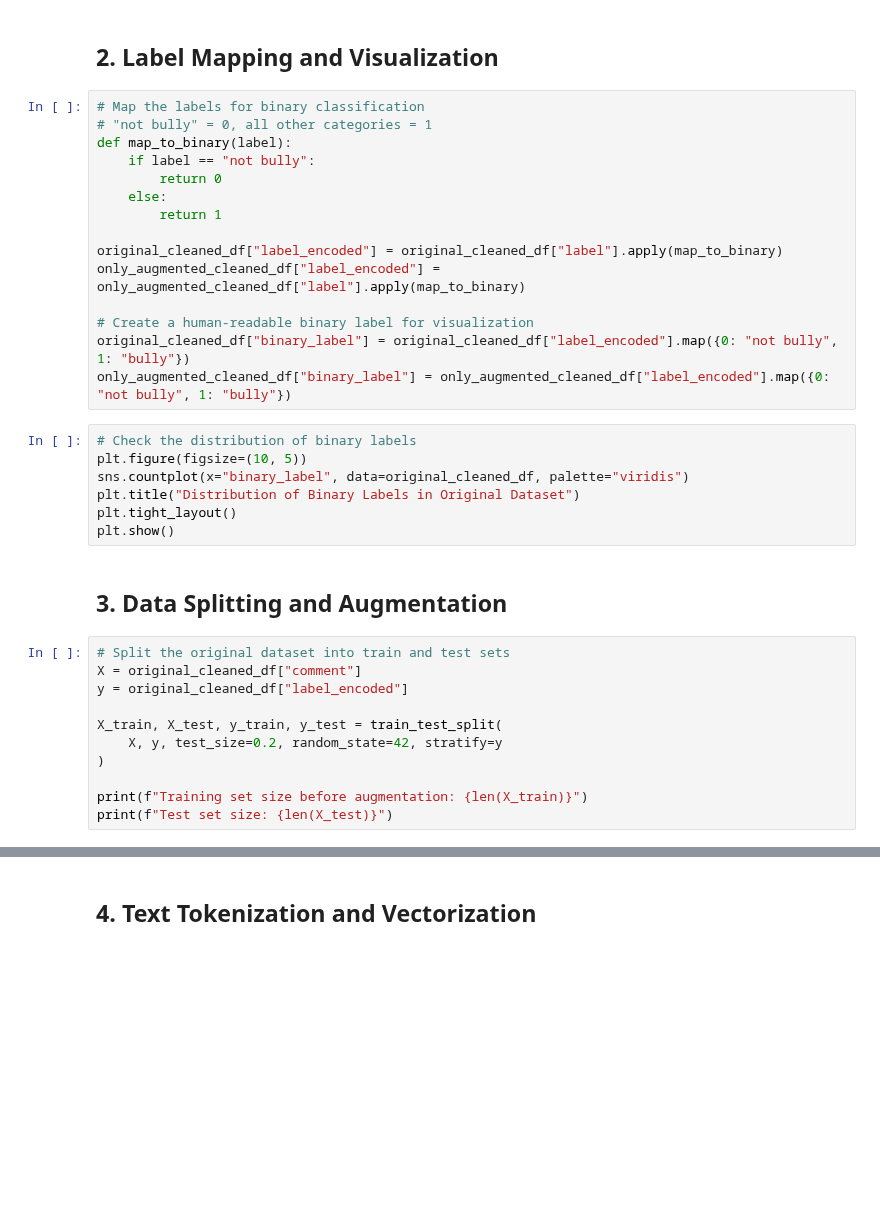
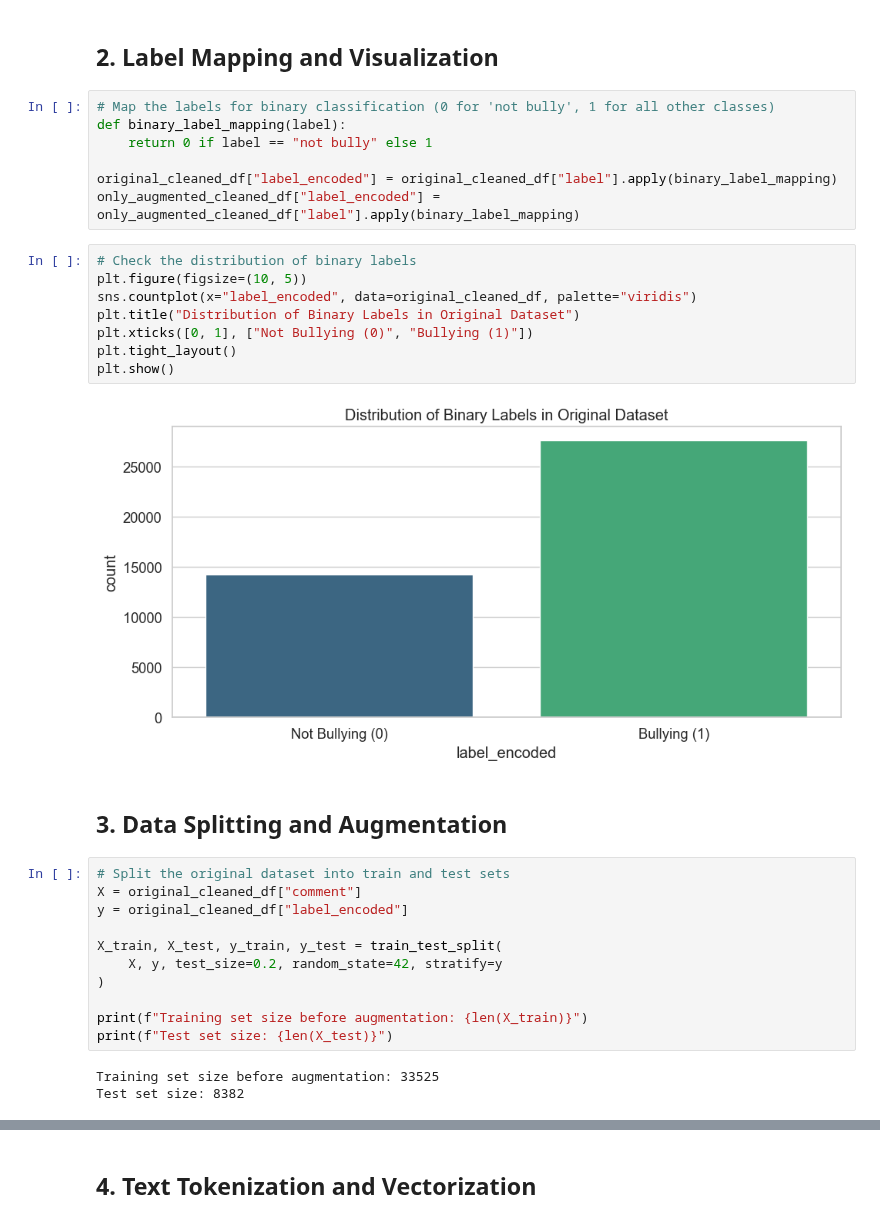
Before and after one commit to NotAlpha45/bangla-cyberbullying, a Jupyter notebook: code/random_forest_run/binary_class.ipynb, the cells around one changed output, grey strips where cells are left out. Saved outputs shown, nothing was run; the diff lists cells and outputs as text; blank space fills up the shorter version.

Commit message:
Ran the binary classification model

```diff
--- a/code/random_forest_run/binary_class.ipynb
+++ b/code/random_forest_run/binary_class.ipynb
@@ -59,27 +59,22 @@ original_cleaned_df.head()
 # %% [markdown]
 ## 2. Label Mapping and Visualization
 # %%
-# Map the labels for binary classification
-# "not bully" = 0, all other categories = 1
-def map_to_binary(label):
-    if label == "not bully":
-        return 0
-    else:
-        return 1
+# Map the labels for binary classification (0 for 'not bully', 1 for all other classes)
+def binary_label_mapping(label):
+    return 0 if label == "not bully" else 1
 
-original_cleaned_df["label_encoded"] = original_cleaned_df["label"].apply(map_to_binary)
-only_augmented_cleaned_df["label_encoded"] = only_augmented_cleaned_df["label"].apply(map_to_binary)
-
-# Create a human-readable binary label for visualization
-original_cleaned_df["binary_label"] = original_cleaned_df["label_encoded"].map({0: "not bully", 1: "bully"})
-only_augmented_cleaned_df["binary_label"] = only_augmented_cleaned_df["label_encoded"].map({0: "not bully", 1: "bully"})
+original_cleaned_df["label_encoded"] = original_cleaned_df["label"].apply(binary_label_mapping)
+only_augmented_cleaned_df["label_encoded"] = only_augmented_cleaned_df["label"].apply(binary_label_mapping)
 # %%
 # Check the distribution of binary labels
 plt.figure(figsize=(10, 5))
-sns.countplot(x="binary_label", data=original_cleaned_df, palette="viridis")
+sns.countplot(x="label_encoded", data=original_cleaned_df, palette="viridis")
 plt.title("Distribution of Binary Labels in Original Dataset")
+plt.xticks([0, 1], ["Not Bullying (0)", "Bullying (1)"])
 plt.tight_layout()
 plt.show()
+# %% [output]
+[figure, added]
 # %% [markdown]
 ## 3. Data Splitting and Augmentation
 # %%
@@ -93,6 +88,9 @@ X_train, X_test, y_train, y_test = train_test_split(
 
 print(f"Training set size before augmentation: {len(X_train)}")
 print(f"Test set size: {len(X_test)}")
+# %% [output]
+Training set size before augmentation: 33525
+Test set size: 8382
 # %%
 # Add augmented data to the training set
 X_aug = only_augmented_cleaned_df["text"]
```
Also changed, not shown: parts of 18 cells of this notebook.
